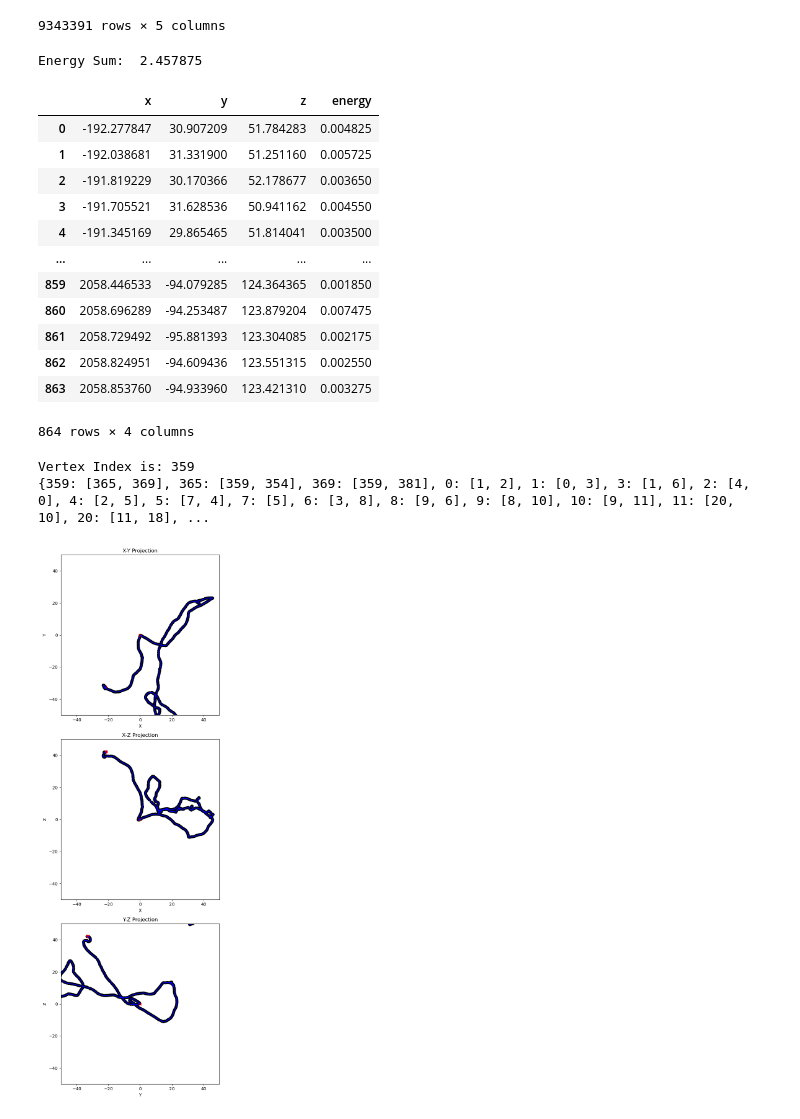
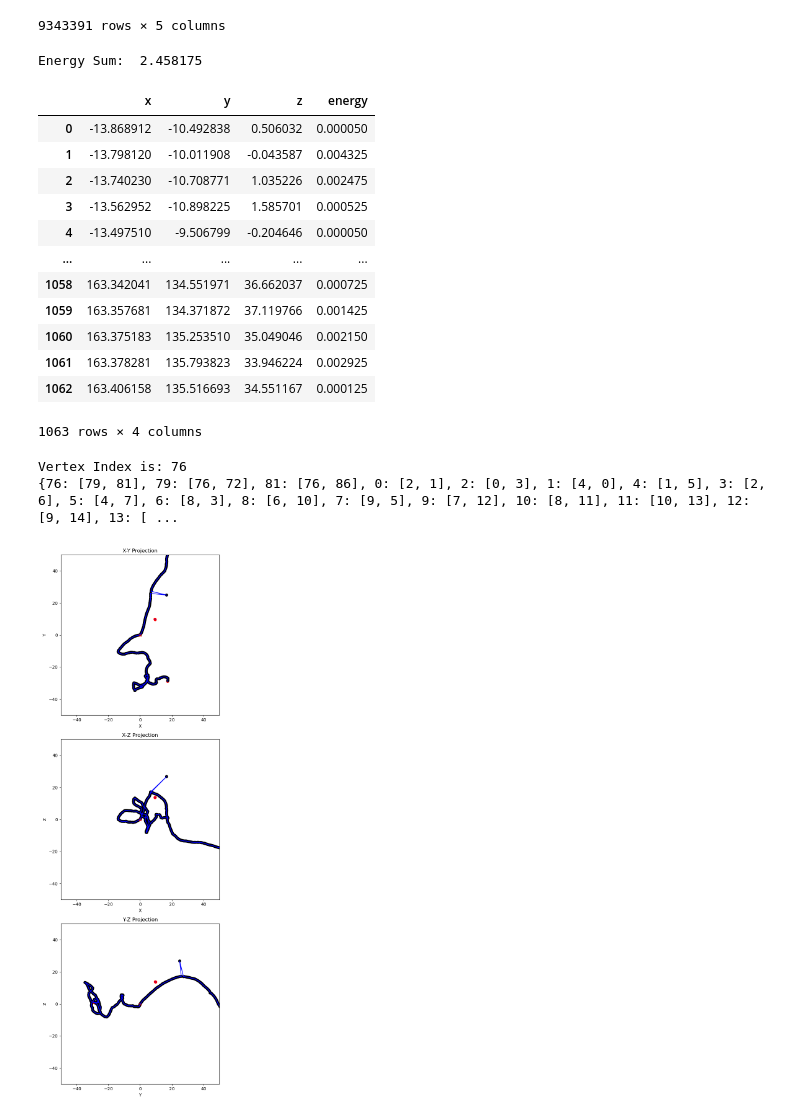
Before and after one commit to kvjmistry/NEXT_nudobe, a Jupyter notebook: workdir/TrackBuilder.ipynb, the cells around one changed output. Cells and saved outputs as stored; diff of their text form; code cells hidden in the pictures.

```diff
--- a/workdir/TrackBuilder.ipynb
+++ b/workdir/TrackBuilder.ipynb
@@ -29,7 +29,7 @@ display(hits)
 # %%
 %matplotlib widget
 
-event_num = 79
+event_num = 151
 
 data = hits[hits.event_id == event_num]
 
@@ -244,48 +244,48 @@ fig, axs = plt.subplots(3, 1, figsize=(6, 18))
 plot_connections(axs[0], data['x'], data['y'], connections, connection_count, 'X', 'Y')
 
 # Plot xz projection
 plot_connections(axs[1], data['x'], data['z'], connections, connection_count, 'X', 'Z')
 
 # Plot yz projection
 plot_connections(axs[2], data['y'], data['z'], connections, connection_count, 'Y', 'Z')
 
 plt.tight_layout()
 plt.show()
 
 # # Plot in 3D
 # fig = plt.figure(figsize=(10, 8))
 # ax = fig.add_subplot(111, projection='3d')
 # colors = ['r' if count == 1 or count == 0 else 'k' for count in connection_count]
 # ax.scatter(data['x'], data['y'], data['z'], c=colors, marker='o')
 # for connection in connections:
 #     start_node = connection[0]
 #     end_node = connection[1]
 #     ax.plot([data['x'][start_node], data['x'][end_node]],
 #             [data['y'][start_node], data['y'][end_node]],
 #             [data['z'][start_node], data['z'][end_node]], 'b-')
 # ax.set_xlabel('X')
 # ax.set_ylabel('Y')
 # ax.set_zlabel('Z')
 # ax.set_title('3D Projection')
 # plt.show()
 # %% [output]
-Energy Sum:  2.457875
+Energy Sum:  2.458175
 |  | x | y | z | energy |
-| 0 | -192.277847 | 30.907209 | 51.784283 | 0.004825 |
-| 1 | -192.038681 | 31.331900 | 51.251160 | 0.005725 |
-| 2 | -191.819229 | 30.170366 | 52.178677 | 0.003650 |
-| 3 | -191.705521 | 31.628536 | 50.941162 | 0.004550 |
-| 4 | -191.345169 | 29.865465 | 51.814041 | 0.003500 |
+| 0 | -13.868912 | -10.492838 | 0.506032 | 0.000050 |
+| 1 | -13.798120 | -10.011908 | -0.043587 | 0.004325 |
+| 2 | -13.740230 | -10.708771 | 1.035226 | 0.002475 |
+| 3 | -13.562952 | -10.898225 | 1.585701 | 0.000525 |
+| 4 | -13.497510 | -9.506799 | -0.204646 | 0.000050 |
 | ... | ... | ... | ... | ... |
-| 859 | 2058.446533 | -94.079285 | 124.364365 | 0.001850 |
-| 860 | 2058.696289 | -94.253487 | 123.879204 | 0.007475 |
-| 861 | 2058.729492 | -95.881393 | 123.304085 | 0.002175 |
-| 862 | 2058.824951 | -94.609436 | 123.551315 | 0.002550 |
-| 863 | 2058.853760 | -94.933960 | 123.421310 | 0.003275 |
+| 1058 | 163.342041 | 134.551971 | 36.662037 | 0.000725 |
+| 1059 | 163.357681 | 134.371872 | 37.119766 | 0.001425 |
+| 1060 | 163.375183 | 135.253510 | 35.049046 | 0.002150 |
+| 1061 | 163.378281 | 135.793823 | 33.946224 | 0.002925 |
+| 1062 | 163.406158 | 135.516693 | 34.551167 | 0.000125 |
-864 rows × 4 columns
+1063 rows × 4 columns
-Vertex Index is: 359
-{359: [365, 369], 365: [359, 354], 369: [359, 381], 0: [1, 2], 1: [0, 3], 3: [1, 6], 2: [4, 0], 4: [2, 5], 5: [7, 4], 7: [5], 6: [3, 8], 8: [9, 6], 9: [8, 10], 10: [9, 11], 11: [20, 10], 20: [11, 18], ...
+Vertex Index is: 76
+{76: [79, 81], 79: [76, 72], 81: [76, 86], 0: [2, 1], 2: [0, 3], 1: [4, 0], 4: [1, 5], 3: [2, 6], 5: [4, 7], 6: [8, 3], 8: [6, 10], 7: [9, 5], 9: [7, 12], 10: [8, 11], 11: [10, 13], 12: [9, 14], 13: [ ...
-[figure, old version]
+[figure, new version]
 # %%
 # Track building
 
```
Also changed, not shown: parts of 9 cells of this notebook, 2 other files.
